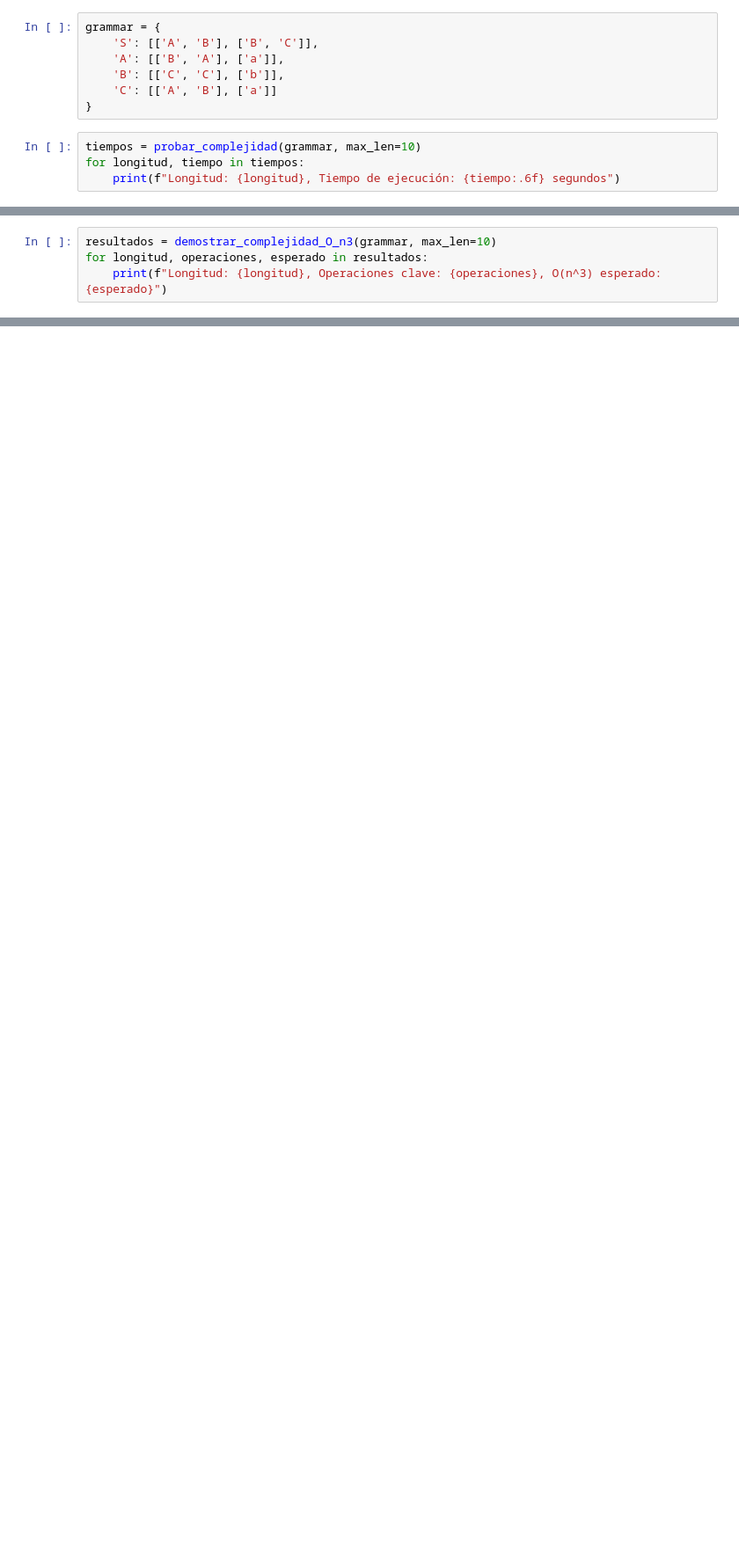
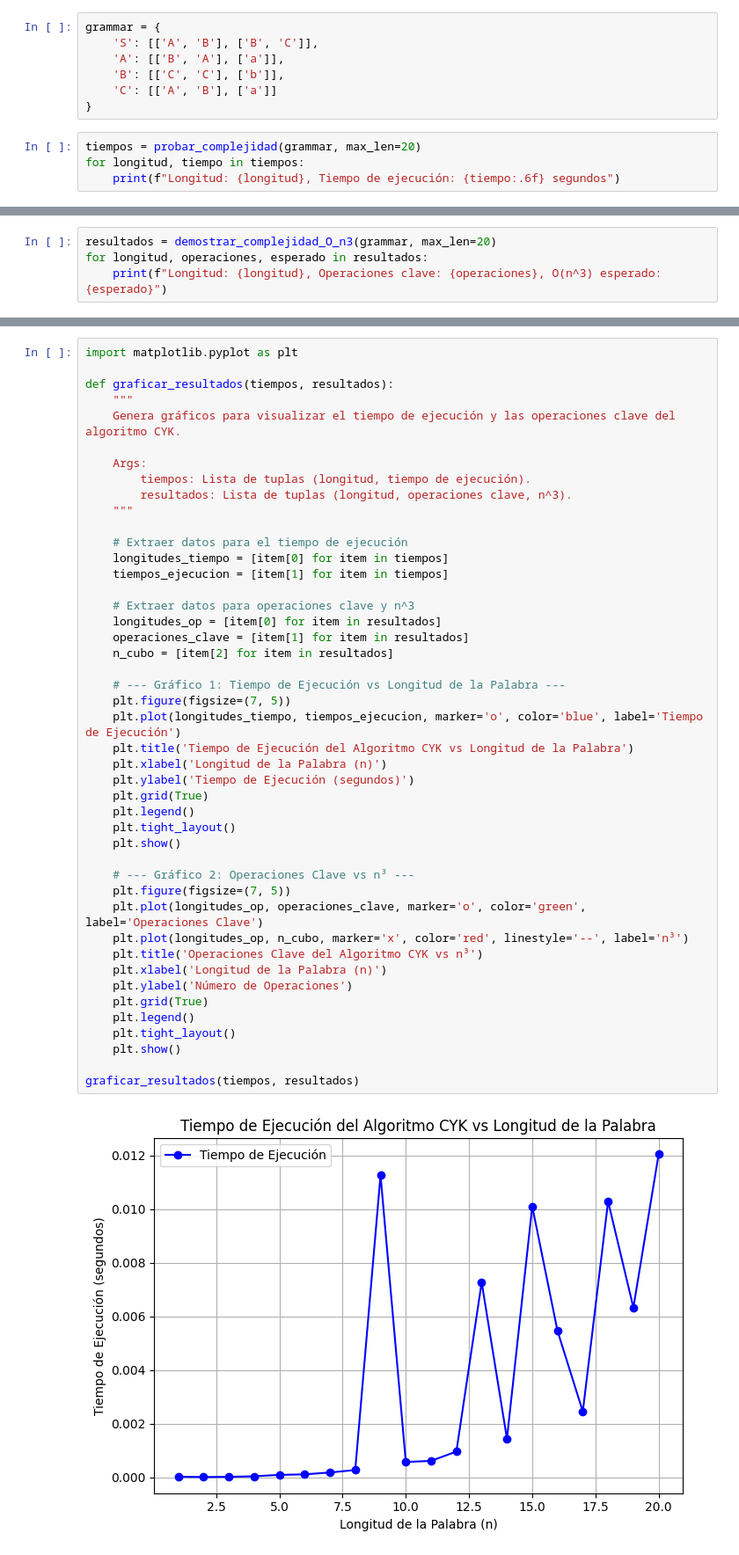
Before and after one commit to feliUsa/LenguajesDeProgramacion, a Jupyter notebook: Algoritmo_CYK.ipynb, the cells around one changed output, grey strips where cells are left out. Shown at 88% size. Cells and saved outputs as stored; diff of their text form; blank space fills up the shorter version.

```diff
--- a/Algoritmo_CYK.ipynb
+++ b/Algoritmo_CYK.ipynb
@@ -132,7 +132,7 @@ grammar = {
     'C': [['A', 'B'], ['a']]
 }
 # %%
-tiempos = probar_complejidad(grammar, max_len=10)
+tiempos = probar_complejidad(grammar, max_len=20)
 for longitud, tiempo in tiempos:
     print(f"Longitud: {longitud}, Tiempo de ejecución: {tiempo:.6f} segundos")
 # %% [output]
@@ -149,5 +159,5 @@ Longitud: 10, Tiempo de ejecución: 0.000511 segundos
 # %%
-resultados = demostrar_complejidad_O_n3(grammar, max_len=10)
+resultados = demostrar_complejidad_O_n3(grammar, max_len=20)
 for longitud, operaciones, esperado in resultados:
     print(f"Longitud: {longitud}, Operaciones clave: {operaciones}, O(n^3) esperado: {esperado}")
 # %% [output]
@@ -163,0 +184,47 @@ Longitud: 10, Operaciones clave: 96, O(n^3) esperado: 1000
+# %%
+import matplotlib.pyplot as plt
+
+def graficar_resultados(tiempos, resultados):
+    """
+    Genera gráficos para visualizar el tiempo de ejecución y las operaciones clave del algoritmo CYK.
+
+    Args:
+        tiempos: Lista de tuplas (longitud, tiempo de ejecución).
+        resultados: Lista de tuplas (longitud, operaciones clave, n^3).
+    """
+
+    # Extraer datos para el tiempo de ejecución
+    longitudes_tiempo = [item[0] for item in tiempos]
+    tiempos_ejecucion = [item[1] for item in tiempos]
+
+    # Extraer datos para operaciones clave y n^3
+    longitudes_op = [item[0] for item in resultados]
+    operaciones_clave = [item[1] for item in resultados]
+    n_cubo = [item[2] for item in resultados]
+
+    # --- Gráfico 1: Tiempo de Ejecución vs Longitud de la Palabra ---
+    plt.figure(figsize=(7, 5))
+    plt.plot(longitudes_tiempo, tiempos_ejecucion, marker='o', color='blue', label='Tiempo de Ejecución')
+    plt.title('Tiempo de Ejecución del Algoritmo CYK vs Longitud de la Palabra')
+    plt.xlabel('Longitud de la Palabra (n)')
+    plt.ylabel('Tiempo de Ejecución (segundos)')
+    plt.grid(True)
+    plt.legend()
+    plt.tight_layout()
+    plt.show()
+
+    # --- Gráfico 2: Operaciones Clave vs n³ ---
+    plt.figure(figsize=(7, 5))
+    plt.plot(longitudes_op, operaciones_clave, marker='o', color='green', label='Operaciones Clave')
+    plt.plot(longitudes_op, n_cubo, marker='x', color='red', linestyle='--', label='n³')
+    plt.title('Operaciones Clave del Algoritmo CYK vs n³')
+    plt.xlabel('Longitud de la Palabra (n)')
+    plt.ylabel('Número de Operaciones')
+    plt.grid(True)
+    plt.legend()
+    plt.tight_layout()
+    plt.show()
+
+graficar_resultados(tiempos, resultados)
+# %% [output]
+[figure, added]
```
Also changed, not shown: parts of 3 cells of this notebook.
